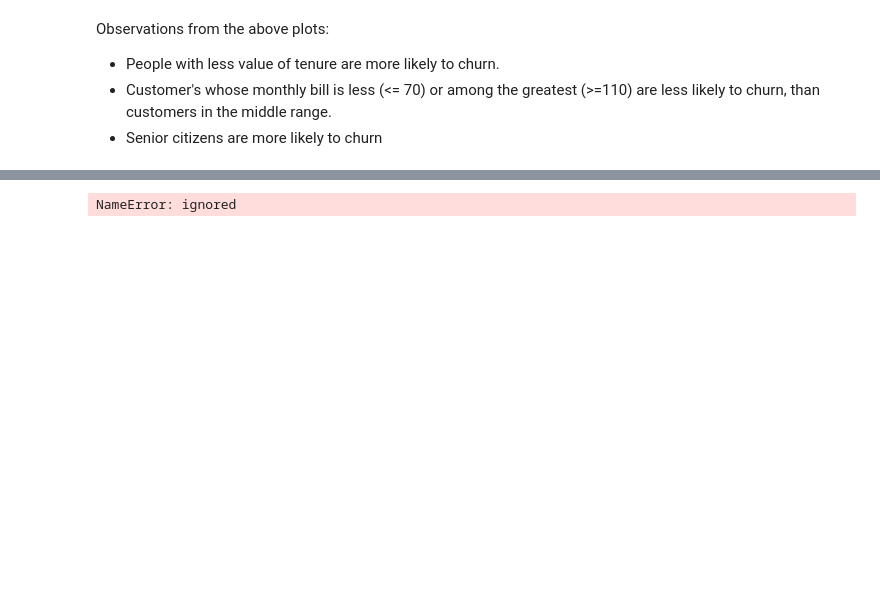
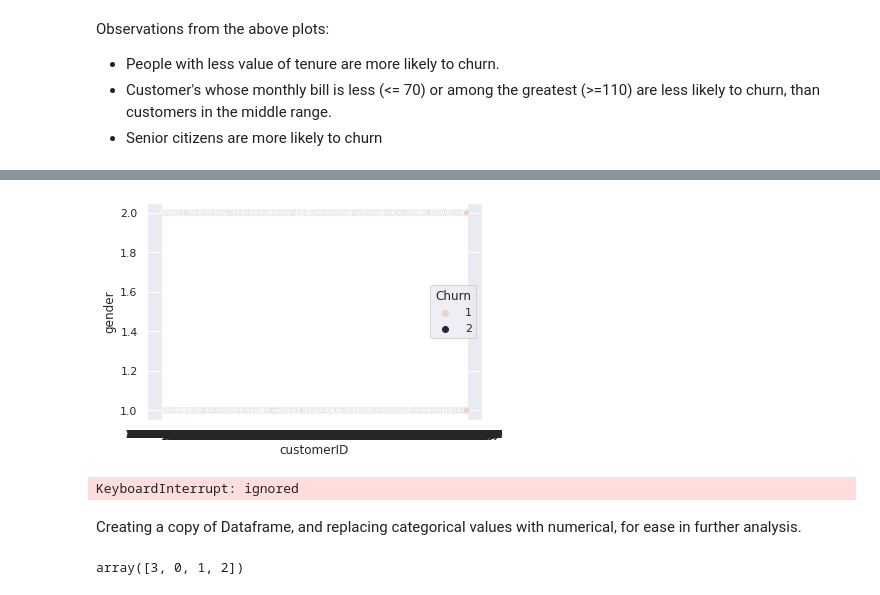
Before and after one commit to akhil14shukla/IME672A-Extras, a Jupyter notebook: main.ipynb, the cells around one changed output, grey strips where cells are left out. Cells and saved outputs as stored; diff of their text form; code cells hidden in the pictures; blank space fills up the shorter version.

```diff
--- a/main.ipynb
+++ b/main.ipynb
@@ -154,11 +181,12 @@ NameError: ignored
 # %%
 # plot a scatter plot seaborn
-for i in df.columns:
+for i in df.columns[1:]:
     for j in df.columns:
         if(i!=j):
             sns.scatterplot(x=df[i],y=df[j],hue=df["Churn"])
             plt.show()
 # %% [output]
+[figure, added]
-NameError: ignored
+KeyboardInterrupt: ignored
 # %%
 fig,axes = plt.subplots(5,5, figsize=(25, 20))
@@ -166 +194,3 @@ for i,ax in zip(df.columns,axes.flatten()):
     sns.boxplot(x=df[i],y=df["Churn"],ax=ax)
+# %% [markdown]
+Creating a copy of Dataframe, and replacing categorical values with numerical, for ease in further analysis.
@@ -166,0 +202,4 @@ for i,ax in zip(df.columns,axes.flatten()):
+# %%
+df1.PaymentMethod.unique()
+# %% [output]
+array([3, 0, 1, 2])
```
Also changed, not shown: parts of 11 cells of this notebook.
